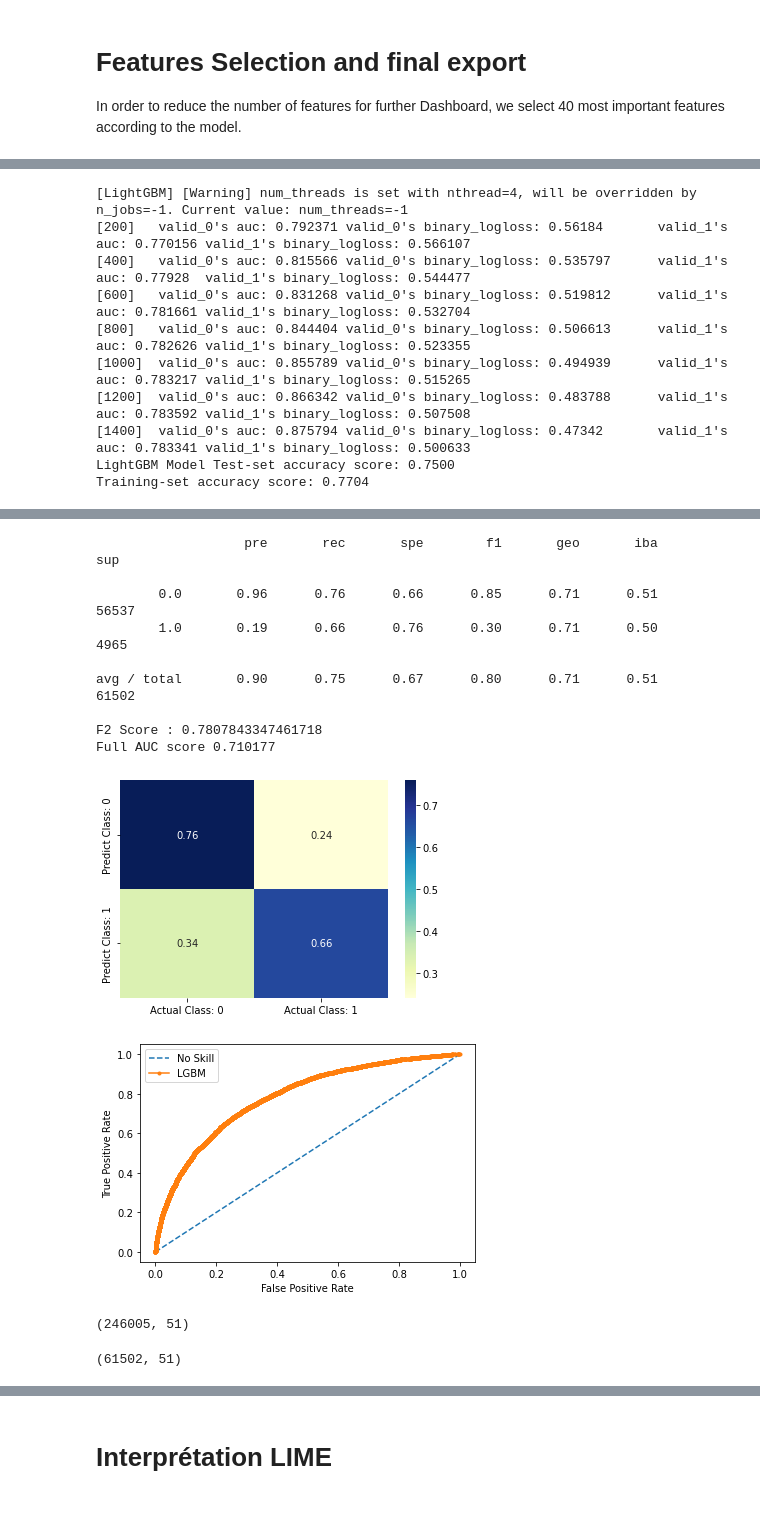
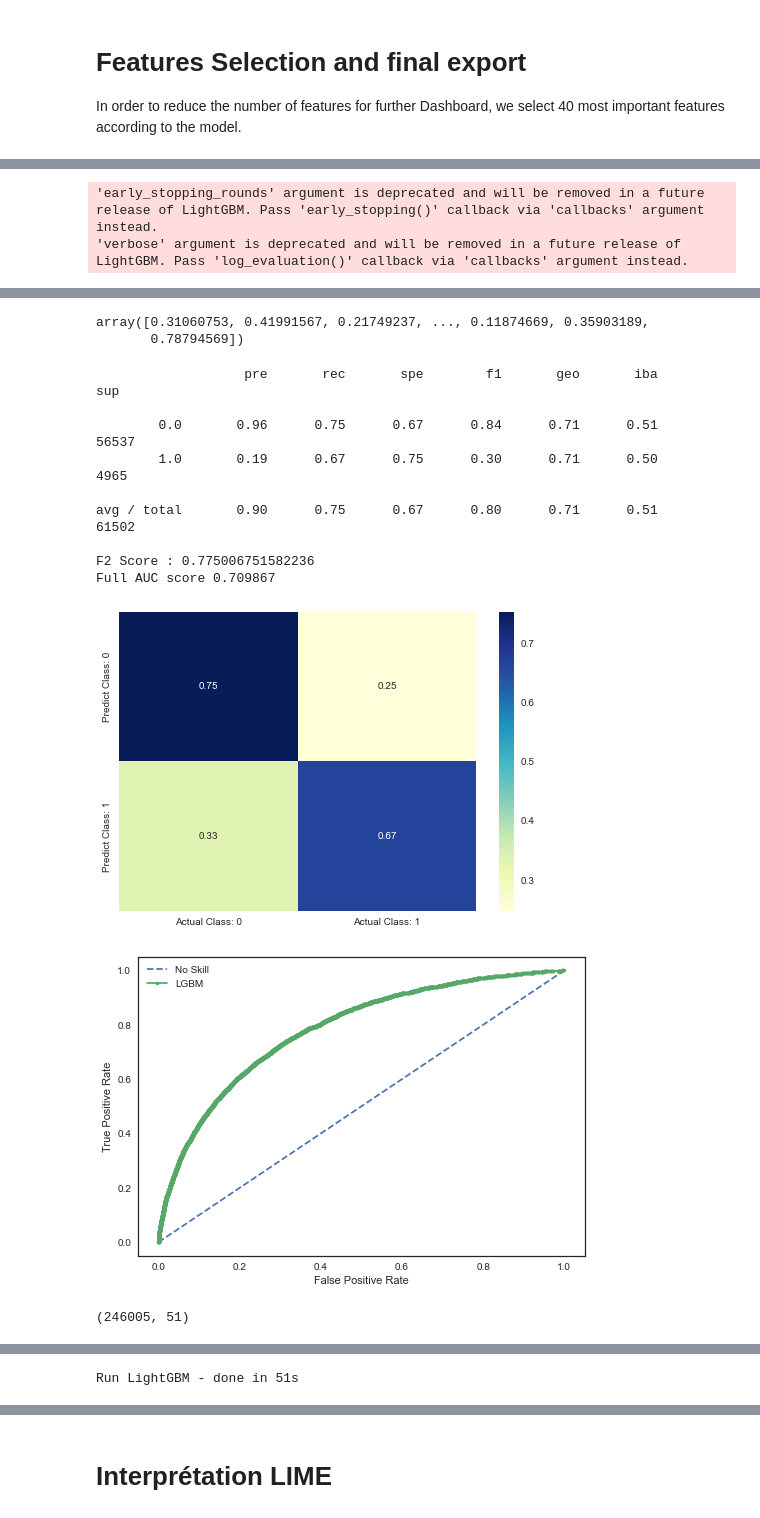
Before and after one commit to loulr/Projet-7-credit-score-application, a Jupyter notebook: P07_modelisation.ipynb, the cells around one changed output, grey strips where cells are left out. Drawn from its saved outputs; the diff is of its cells as text; code cells hidden in the pictures.

```diff
--- a/P07_modelisation.ipynb
+++ b/P07_modelisation.ipynb
@@ -1340,7 +1363,7 @@ Run LightGBM - done in 229s
 # Features Selection and final export
 In order to reduce the number of features for further Dashboard, we select 40 most important features according to the model.
 # %%
-model = pickle.load(open('pickles/final_model.pkl', 'rb'))
+#model = pickle.load(open('pickles/final_model.pkl', 'rb'))
 # %%
 data_filtered = pd.read_csv('data/outputs/sub_df_full_most_important_feat.csv')
 df_1 = data[data['TARGET'].notnull()]
@@ -1358,7 +1380,7 @@ data_final.sort_values(by='SK_ID_CURR').head(5000).to_csv('data/outputs/data_fin
 # %%
 with timer("Run LightGBM"):
     feat_importance, model, most_important_features = lightgbm(
-        data[most_important_features], debug=False)
+        data[[x for x in most_important_features if x !='TARGET_1_PROBA']], debug=False)
 
 pickle.dump(model, open('pickles/final_model.pkl', 'wb'))
 # %% [output]
@@ -1366,13 +1388,5 @@ Starting LightGBM.
 Train shape: (307507, 52) (X_train: (246005, 51), X_test (61502, 51))
 Submission data shape: (48744, 52)
 >Train: 0=226145, 1=19860, Test: 0=56537, 1=4965
-[LightGBM] [Warning] num_threads is set with nthread=4, will be overridden by n_jobs=-1. Current value: num_threads=-1
-[200]   valid_0's auc: 0.792371 valid_0's binary_logloss: 0.56184       valid_1's auc: 0.770156 valid_1's binary_logloss: 0.566107
-[400]   valid_0's auc: 0.815566 valid_0's binary_logloss: 0.535797      valid_1's auc: 0.77928  valid_1's binary_logloss: 0.544477
-[600]   valid_0's auc: 0.831268 valid_0's binary_logloss: 0.519812      valid_1's auc: 0.781661 valid_1's binary_logloss: 0.532704
-[800]   valid_0's auc: 0.844404 valid_0's binary_logloss: 0.506613      valid_1's auc: 0.782626 valid_1's binary_logloss: 0.523355
-[1000]  valid_0's auc: 0.855789 valid_0's binary_logloss: 0.494939      valid_1's auc: 0.783217 valid_1's binary_logloss: 0.515265
-[1200]  valid_0's auc: 0.866342 valid_0's binary_logloss: 0.483788      valid_1's auc: 0.783592 valid_1's binary_logloss: 0.507508
-[1400]  valid_0's auc: 0.875794 valid_0's binary_logloss: 0.47342       valid_1's auc: 0.783341 valid_1's binary_logloss: 0.500633
-LightGBM Model Test-set accuracy score: 0.7500
-Training-set accuracy score: 0.7704
+'early_stopping_rounds' argument is deprecated and will be removed in a future release of LightGBM. Pass 'early_stopping()' callback via 'callbacks' argument instead.
+'verbose' argument is deprecated and will be removed in a future release of LightGBM. Pass 'log_evaluation()' callback via 'callbacks' argument instead.
@@ -1381,13 +1402,14 @@ array([0.25230742, 0.46483449, 0.21180026, ..., 0.08336651, 0.33693628,
-                   pre       rec       spe        f1       geo       iba       sup
-
-        0.0       0.96      0.76      0.66      0.85      0.71      0.51     56537
-        1.0       0.19      0.66      0.76      0.30      0.71      0.50      4965
-
-avg / total       0.90      0.75      0.67      0.80      0.71      0.51     61502
-
-F2 Score : 0.7807843347461718
-Full AUC score 0.710177
+array([0.31060753, 0.41991567, 0.21749237, ..., 0.11874669, 0.35903189,
+       0.78794569])
+                   pre       rec       spe        f1       geo       iba       sup
+
+        0.0       0.96      0.75      0.67      0.84      0.71      0.51     56537
+        1.0       0.19      0.67      0.75      0.30      0.71      0.50      4965
+
+avg / total       0.90      0.75      0.67      0.80      0.71      0.51     61502
+
+F2 Score : 0.775006751582236
+Full AUC score 0.709867
-[figure, old version]
+[figure, new version]
-[figure, old version]
+[figure, new version]
-(246005, 51)
-(61502, 51)
+(246005, 51)
@@ -1394,0 +1417 @@ Run LightGBM - done in 56s
+Run LightGBM - done in 51s
```
Also changed, not shown: parts of 16 cells of this notebook, 4 other files.
